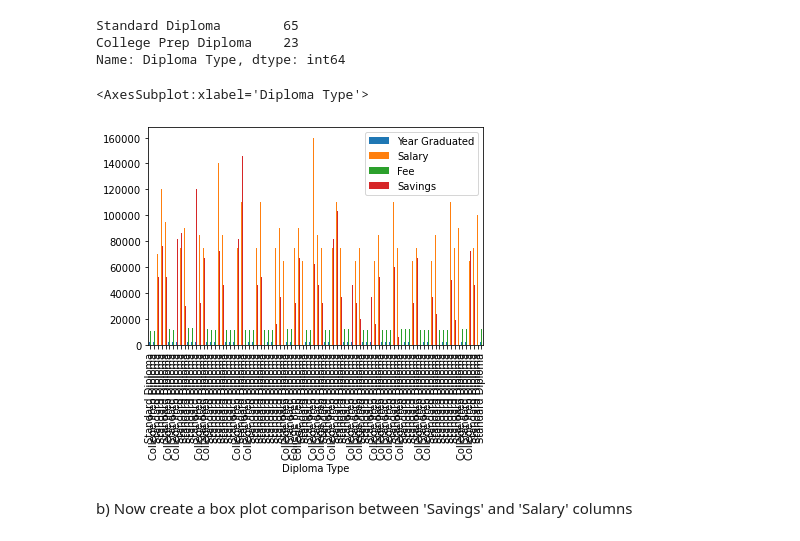
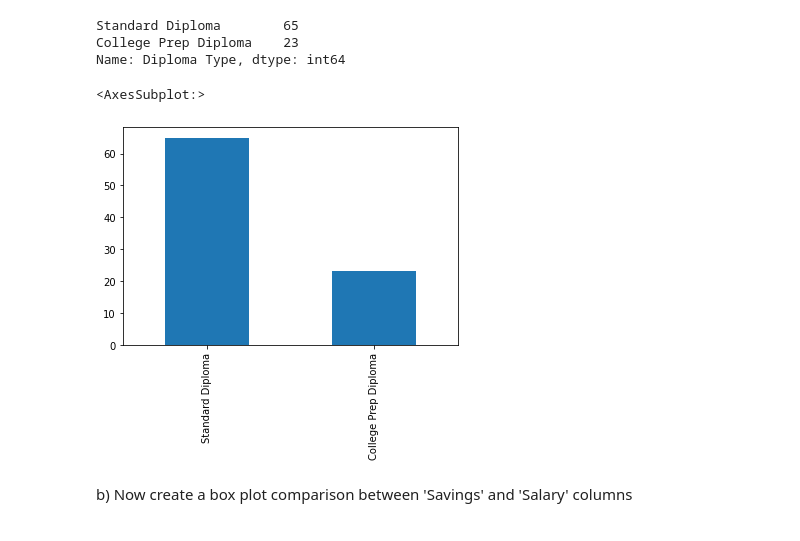
Before and after one commit to Rwangechi/RuthWangech, a Jupyter notebook: Wangechi Assignment 1.ipynb, the cells around one changed output. Saved outputs shown, nothing was run; the diff lists cells and outputs as text; code cells hidden in the pictures.

```diff
--- a/Wangechi Assignment 1.ipynb
+++ b/Wangechi Assignment 1.ipynb
@@ -245,11 +246,11 @@ DipCount
 Standard Diploma        65
 College Prep Diploma    23
 Name: Diploma Type, dtype: int64
-# %%
-Alumni.plot.bar(x='Diploma Type')
-# %% [output]
-<AxesSubplot:xlabel='Diploma Type'>
-[figure, removed]
+# %%
+DipCount.plot(kind='bar')
+# %% [output]
+<AxesSubplot:>
+[figure, added]
 # %% [markdown]
 b) Now create a box plot comparison between 'Savings' and 'Salary' columns
 # %%
```
Also changed, not shown: parts of 3 cells of this notebook.
